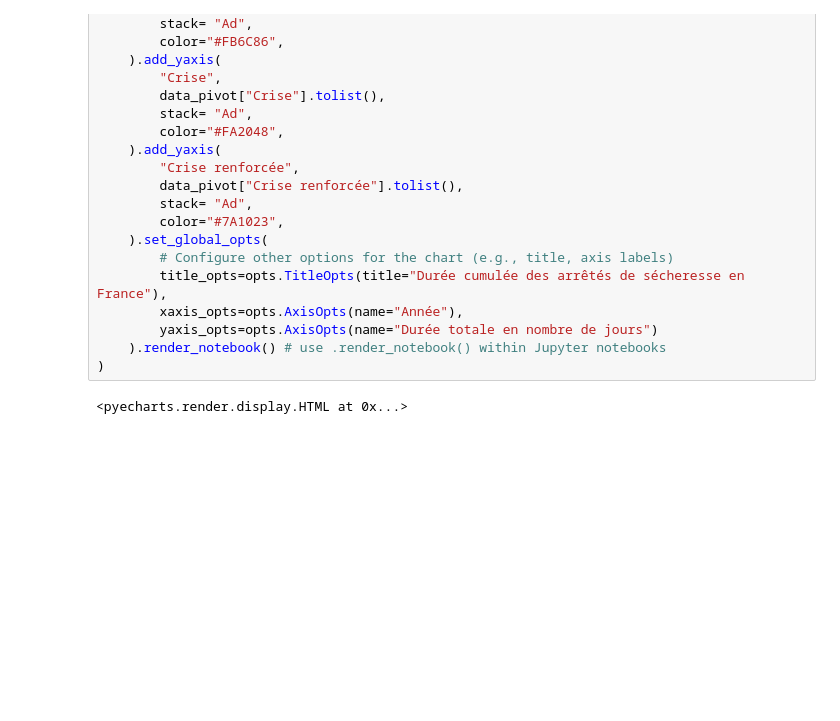
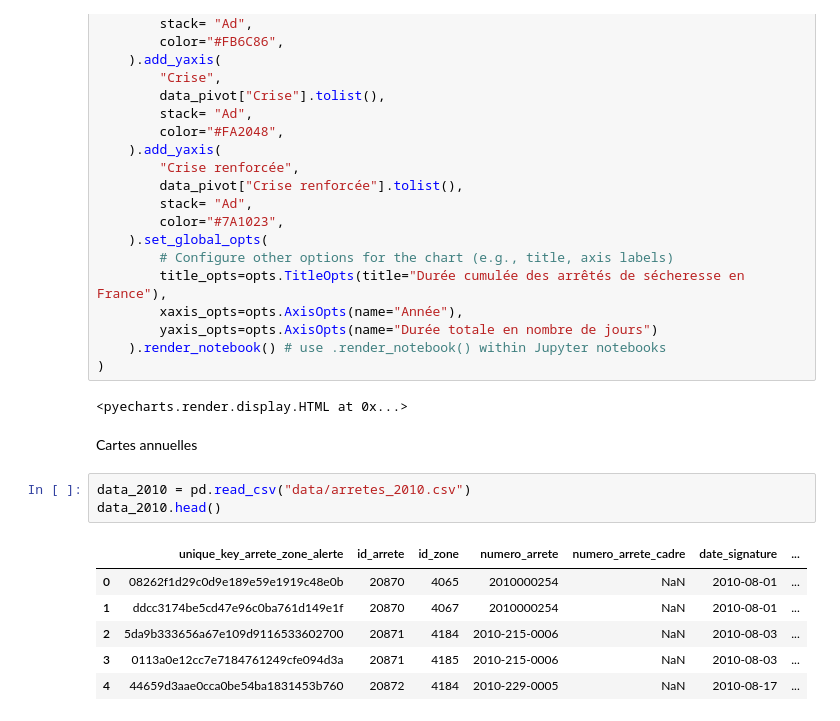
Before and after one commit to anaelDelorme/secheresse, a Jupyter notebook: analyse_historique.ipynb, the cells around one changed output. Cells and saved outputs as stored; diff of their text form; blank space fills up the shorter version.

Commit message:
init carte annuelle

```diff
--- a/analyse_historique.ipynb
+++ b/analyse_historique.ipynb
@@ -205,3 +215,15 @@ data_pivot.annee.tolist()
 )
 # %% [output]
 <pyecharts.render.display.HTML at 0x...>
+# %% [markdown]
+Cartes annuelles
+# %%
+data_2010 = pd.read_csv("data/arretes_2010.csv")
+data_2010.head()
+# %% [output]
+|  | unique_key_arrete_zone_alerte | id_arrete | id_zone | numero_arrete | numero_arrete_cadre | date_signature | ... |
+| 0 | 08262f1d29c0d9e189e59e1919c48e0b | 20870 | 4065 | 2010000254 | NaN | 2010-08-01 | ... |
+| 1 | ddcc3174be5cd47e96c0ba761d149e1f | 20870 | 4067 | 2010000254 | NaN | 2010-08-01 | ... |
+| 2 | 5da9b333656a67e109d9116533602700 | 20871 | 4184 | 2010-215-0006 | NaN | 2010-08-03 | ... |
+| 3 | 0113a0e12cc7e7184761249cfe094d3a | 20871 | 4185 | 2010-215-0006 | NaN | 2010-08-03 | ... |
+| 4 | 44659d3aae0cca0be54ba1831453b760 | 20872 | 4184 | 2010-229-0005 | NaN | 2010-08-17 | ... |
```
Also changed, not shown: parts of 18 cells of this notebook, 4 other files.
